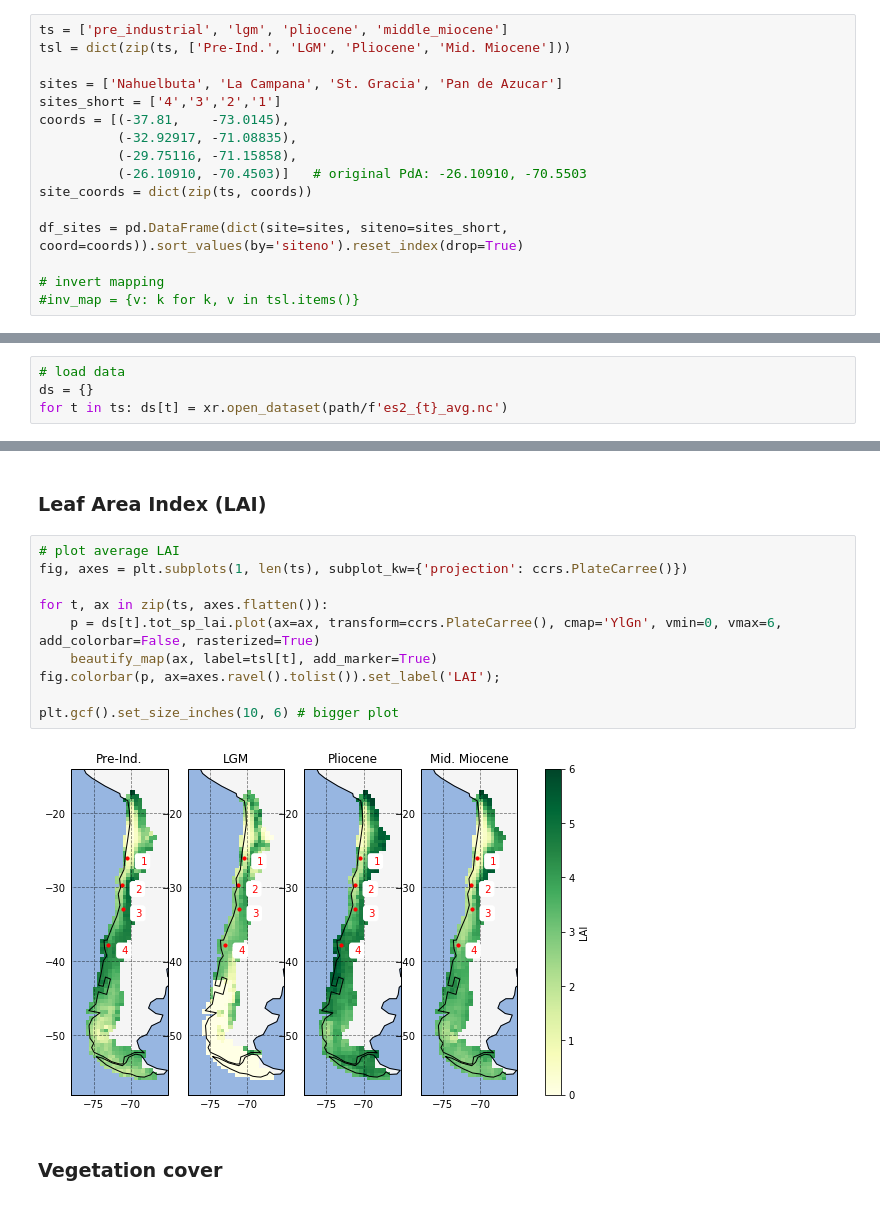
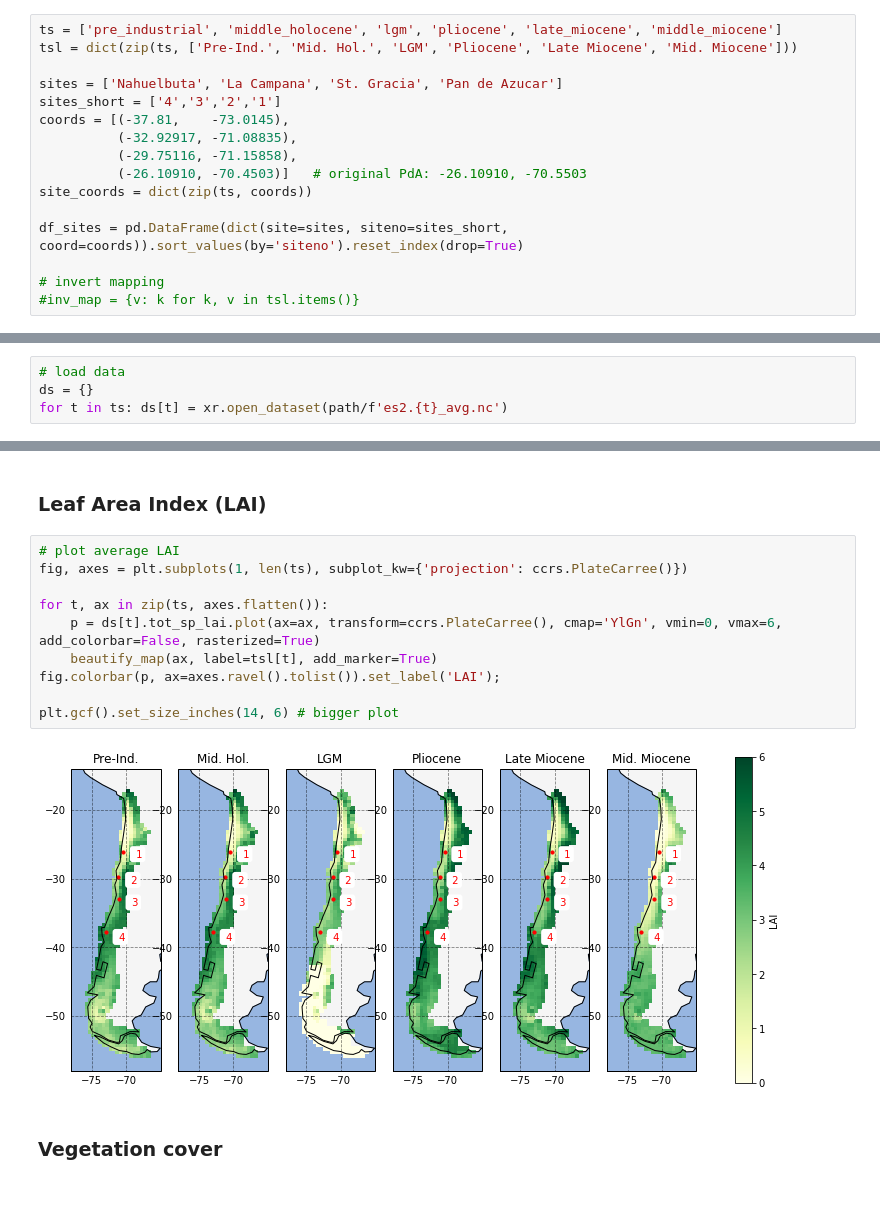
Before and after one commit to cwerner/earthshape2_paleosims, a Jupyter notebook: nbs/Overview.ipynb, the cells around one changed output, grey strips where cells are left out. Drawn from its saved outputs; the diff is of its cells as text.

```diff
--- a/nbs/Overview.ipynb
+++ b/nbs/Overview.ipynb
@@ -58,8 +46,8 @@ Successfully installed lpjguesstools-0.0.2
 # %% [markdown]
 ### Constants
 # %%
-ts = ['pre_industrial', 'lgm', 'pliocene', 'middle_miocene']
-tsl = dict(zip(ts, ['Pre-Ind.', 'LGM', 'Pliocene', 'Mid. Miocene']))
+ts = ['pre_industrial', 'middle_holocene', 'lgm', 'pliocene', 'late_miocene', 'middle_miocene']
+tsl = dict(zip(ts, ['Pre-Ind.', 'Mid. Hol.', 'LGM', 'Pliocene', 'Late Miocene', 'Mid. Miocene']))
 
 sites = ['Nahuelbuta', 'La Campana', 'St. Gracia', 'Pan de Azucar']
 sites_short = ['4','3','2','1']
@@ -133,7 +125,7 @@ path.ls()
 # %%
 # load data
 ds = {}
-for t in ts: ds[t] = xr.open_dataset(path/f'es2_{t}_avg.nc')
+for t in ts: ds[t] = xr.open_dataset(path/f'es2.{t}_avg.nc')
 # %%
 # these are the ES sites
 display(HTML('<H4>EarthShape Sites</H4>'), HTML(df_sites.to_html(index=False)))
@@ -149,15 +141,15 @@ EarthShape Sites
 # %%
 # plot average LAI
 fig, axes = plt.subplots(1, len(ts), subplot_kw={'projection': ccrs.PlateCarree()})
 
 for t, ax in zip(ts, axes.flatten()):
     p = ds[t].tot_sp_lai.plot(ax=ax, transform=ccrs.PlateCarree(), cmap='YlGn', vmin=0, vmax=6, add_colorbar=False, rasterized=True)
     beautify_map(ax, label=tsl[t], add_marker=True)
 fig.colorbar(p, ax=axes.ravel().tolist()).set_label('LAI');
 
-plt.gcf().set_size_inches(10, 6) # bigger plot
+plt.gcf().set_size_inches(14, 6) # bigger plot
 # %% [output]
-[figure, old version]
+[figure, new version]
 # %% [markdown]
 ### Vegetation cover
 # %%
```
Also changed, not shown: parts of 15 cells of this notebook.
